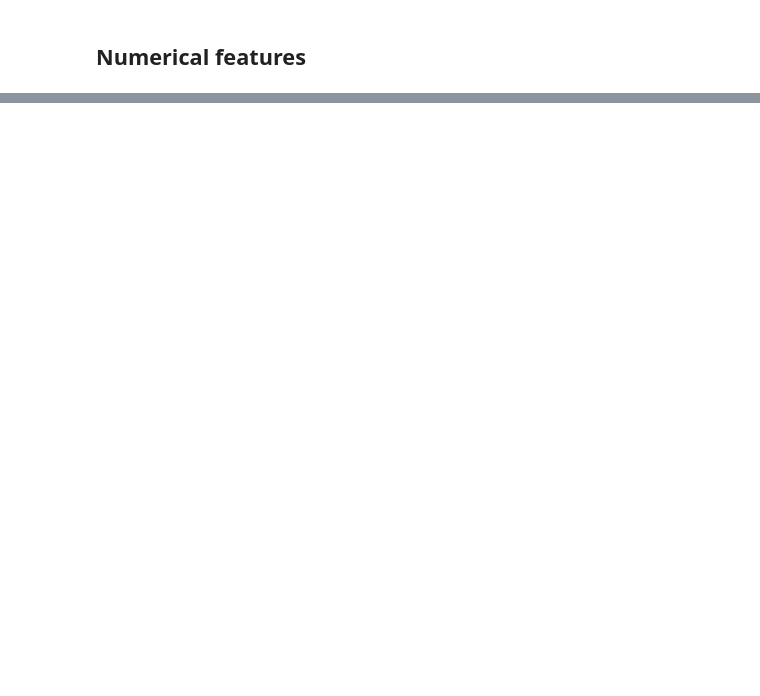
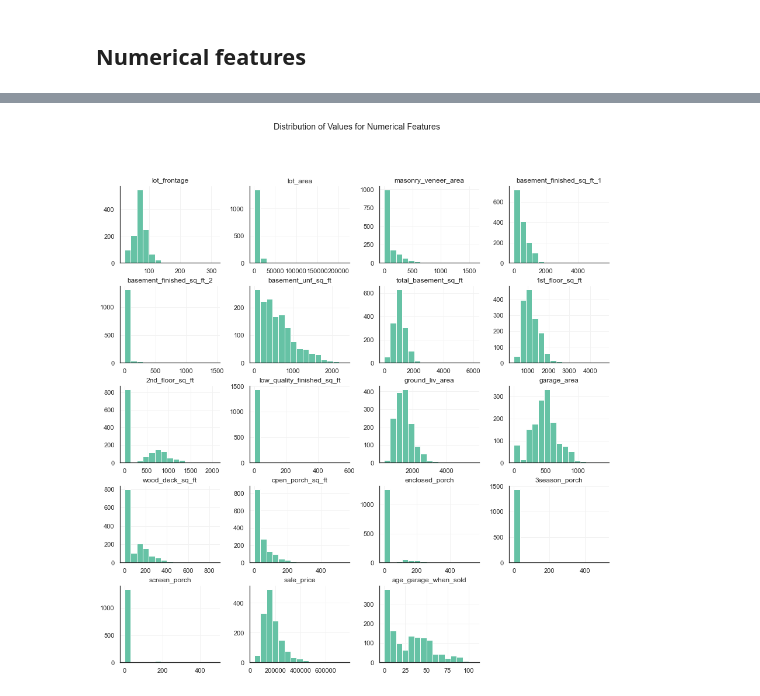
Before and after one commit to jeandsantos/deploying-housing-price-model, a Jupyter notebook: analysis.ipynb, the cells around one changed output, grey strips where cells are left out. Saved outputs shown, nothing was run; the diff lists cells and outputs as text; code cells hidden in the pictures; blank space fills up the shorter version.

```diff
--- a/analysis.ipynb
+++ b/analysis.ipynb
@@ -119,16 +203,6 @@ col_missing_desc = train.df.columns[col_missing_bool].tolist()
-# %%
-
-# TODO Histogram of target feature based on missingness
-
-for col in col_missing_desc:
-
-    boxplot_target_missingness_relationship(
-        df=train.df,
-        col_var=col,
-        col_target='sale_price'
-        )
 # %%
 train.add_flag_missing_values(
     ttest_threshold=FLAG_MISSING_PVALUE_TRESHOLD,
-    ttest_min_samples=FLAG_MISSING_MIN_SAMPLES
+    ttest_min_samples=FLAG_MISSING_MIN_SAMPLES,
+    yeojohnson_transform=True
     )
@@ -186,9 +330,16 @@ train.df[continuous_cols].head()
 # %%
 sns.set_theme(
             style="white",
             palette=sns.color_palette("Set2"),
-            rc=custom_params)
+            rc={
+                "axes.grid": False,
+                "grid.color": '0.95',
+                "axes.spines.right": False,
+                "axes.spines.top": False
+                })
 
 train.df.loc[:, continuous_cols].hist(bins=15, figsize=(15,15))
-plt.suptitle(f'No Transform')
+plt.suptitle(f'Distribution of Values for Numerical Features')
 plt.show()
+# %% [output]
+[figure, added]
```
Also changed, not shown: parts of 23 cells of this notebook, 3 other files.
